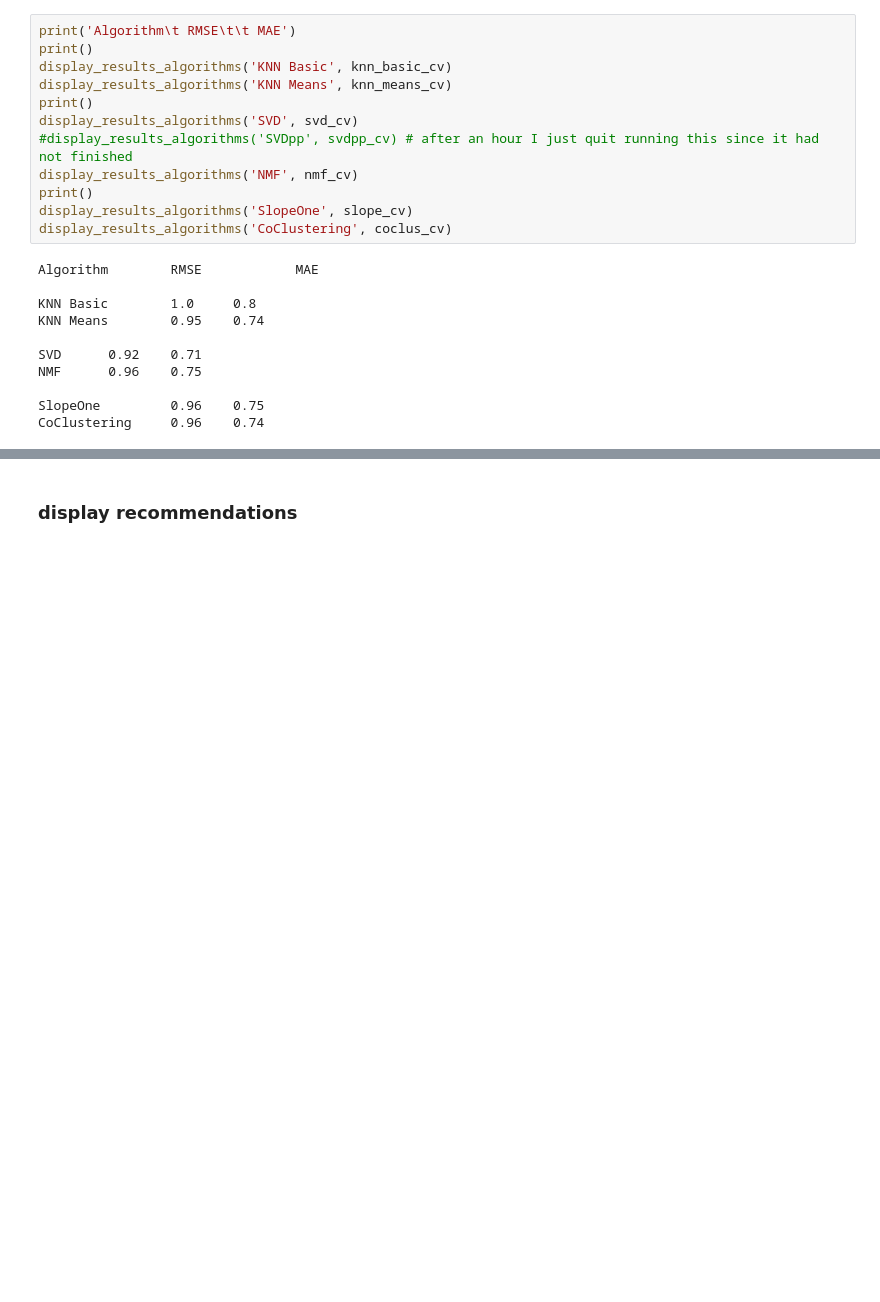
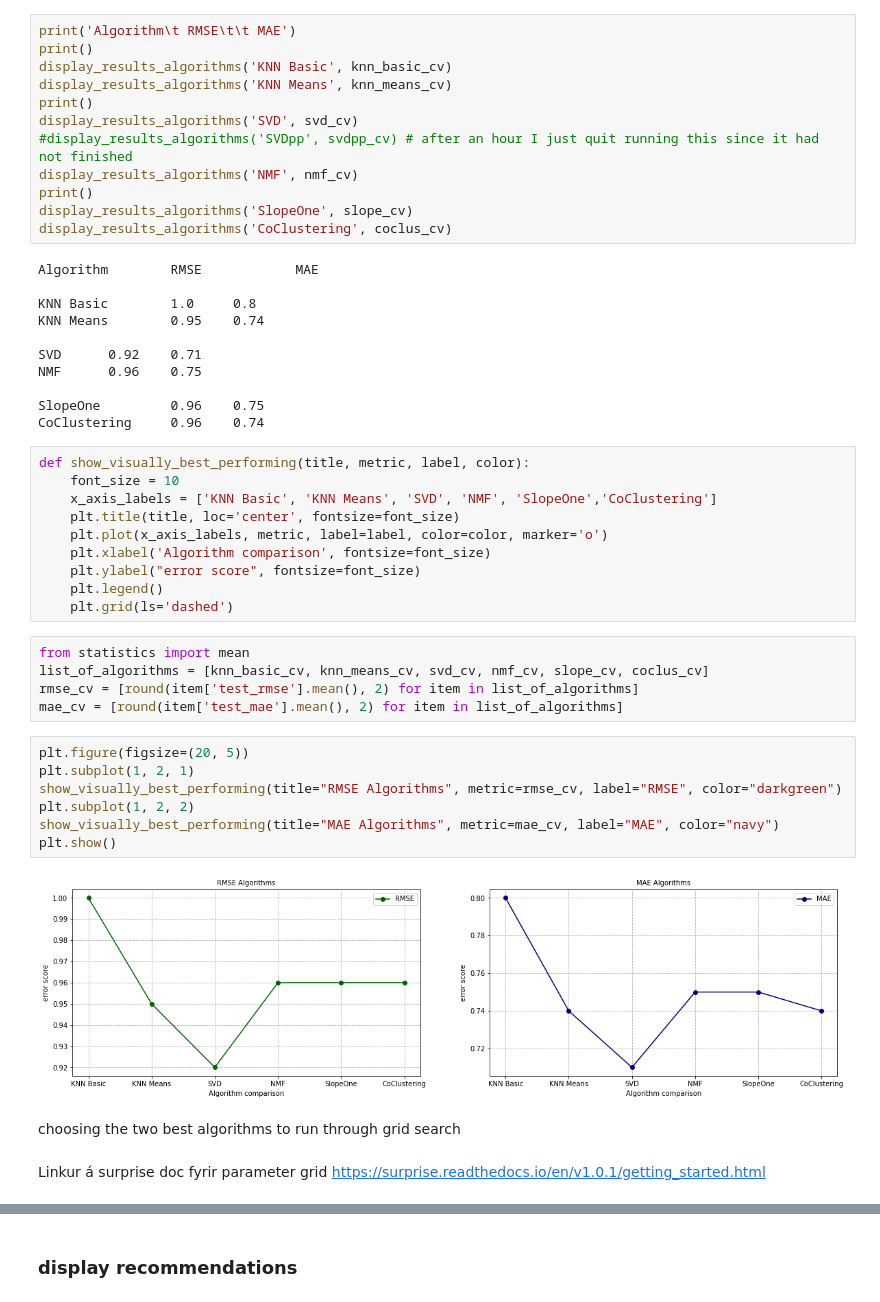
Before and after one commit to Ragnarstefanss/netflix-recommendation, a Jupyter notebook: main.ipynb, the cells around one changed output, grey strips where cells are left out. Saved outputs shown, nothing was run; the diff lists cells and outputs as text; blank space fills up the shorter version.

Commit message:
lots of changes in algorithm tuning

```diff
--- a/main.ipynb
+++ b/main.ipynb
@@ -877,3 +903,31 @@ NMF      0.96    0.75
 
 SlopeOne         0.96    0.75
 CoClustering     0.96    0.74
+# %%
+def show_visually_best_performing(title, metric, label, color):
+    font_size = 10
+    x_axis_labels = ['KNN Basic', 'KNN Means', 'SVD', 'NMF', 'SlopeOne','CoClustering']
+    plt.title(title, loc='center', fontsize=font_size)
+    plt.plot(x_axis_labels, metric, label=label, color=color, marker='o')
+    plt.xlabel('Algorithm comparison', fontsize=font_size)
+    plt.ylabel("error score", fontsize=font_size)
+    plt.legend()
+    plt.grid(ls='dashed')
+# %%
+from statistics import mean
+list_of_algorithms = [knn_basic_cv, knn_means_cv, svd_cv, nmf_cv, slope_cv, coclus_cv]
+rmse_cv = [round(item['test_rmse'].mean(), 2) for item in list_of_algorithms]
+mae_cv = [round(item['test_mae'].mean(), 2) for item in list_of_algorithms]
+# %%
+plt.figure(figsize=(20, 5))
+plt.subplot(1, 2, 1)
+show_visually_best_performing(title="RMSE Algorithms", metric=rmse_cv, label="RMSE", color="darkgreen")
+plt.subplot(1, 2, 2)
+show_visually_best_performing(title="MAE Algorithms", metric=mae_cv, label="MAE", color="navy")
+plt.show()
+# %% [output]
+[figure, added]
+# %% [markdown]
+choosing the two best algorithms to run through grid search
+# %% [markdown]
+Linkur á surprise doc fyrir parameter grid https://surprise.readthedocs.io/en/v1.0.1/getting_started.html
```
Also changed, not shown: parts of 16 cells of this notebook.
